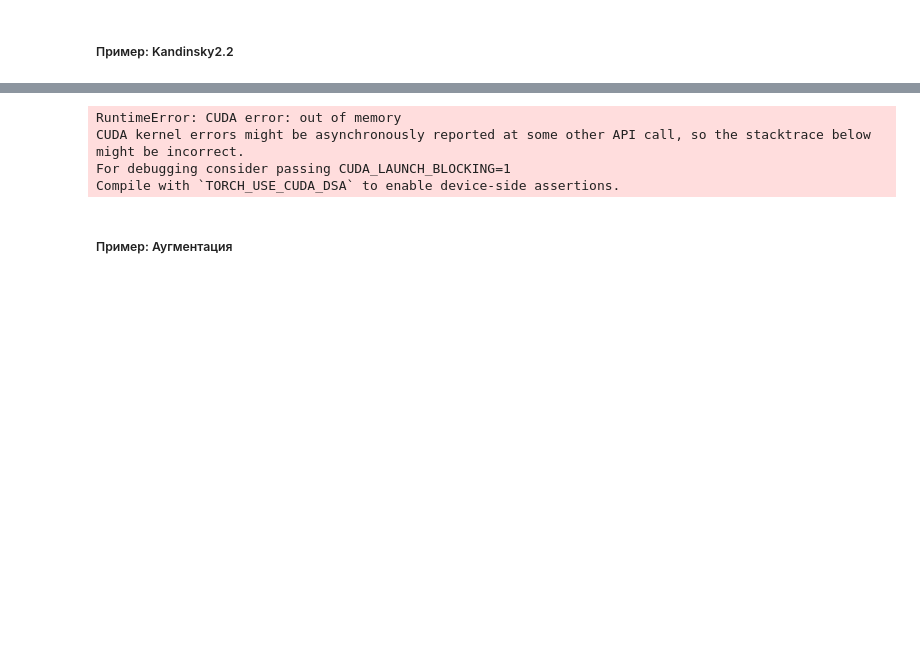
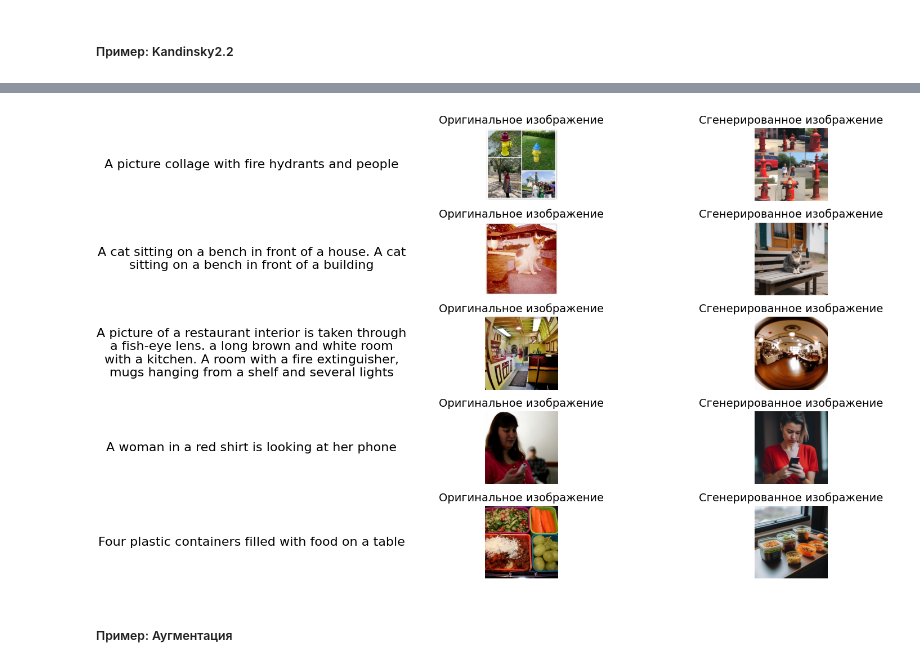
Before and after one commit to deniskirbaba/image-processing-and-generation, a Jupyter notebook: lesson materials/metrics_of_generation_task/metrics_of_generation_task.ipynb, the cells around one changed output, grey strips where cells are left out. Cells and saved outputs as stored; diff of their text form; code cells hidden in the pictures; blank space fills up the shorter version.

```diff
--- a/lesson materials/metrics_of_generation_task/metrics_of_generation_task.ipynb
+++ b/lesson materials/metrics_of_generation_task/metrics_of_generation_task.ipynb
@@ -92,22 +91,18 @@ captions = np.load(path + '/captions.npy', mmap_mode='r')
 # %%
-from diffusers import KandinskyV22Pipeline, KandinskyV22PriorPipeline
-
-device = torch.device("cuda" if torch.cuda.is_available() else "cpu")
+# чтение текстовых описаний
+path='./data/dataset'
+captions = np.load(path + '/captions.npy')
 
 # преобразование промптов в эмбеддинги
 pipe_prior = KandinskyV22PriorPipeline.from_pretrained("kandinsky-community/kandinsky-2-2-prior").to(device)
 
 image_embs, negative_image_embs = pipe_prior(captions).to_tuple()
 del pipe_prior
-# %% [output]
-RuntimeError: CUDA error: out of memory
-CUDA kernel errors might be asynchronously reported at some other API call, so the stacktrace below might be incorrect.
-For debugging consider passing CUDA_LAUNCH_BLOCKING=1
-Compile with `TORCH_USE_CUDA_DSA` to enable device-side assertions.
 # %%
 # генерация изображений по эмбеддингам промптов
 pipe = KandinskyV22Pipeline.from_pretrained("kandinsky-community/kandinsky-2-2-decoder").to(device)
 
+gen_images = np.array([])
 for index, (image_emb, negative_image_emb) in enumerate(zip(image_embs, negative_image_embs)):
     image = pipe(
         image_embeds=image_emb.reshape(1, -1),
@@ -116,4 +111,6 @@ for index, (image_emb, negative_image_emb) in enumerate(zip(image_embs, negative
         width=512,
         num_inference_steps=50,
     ).images
-    image[0].save(f"./imgs/generated/{index + 1}.png")
+    gen_images = np.concatenate((gen_images, image[0]))
+
+np.save(path + '/generated.npy', gen_images)
@@ -122,3 +117,38 @@ orig_tensors, gen_tensors = read_pair_images()
+# %%
+captions, orig_tensors, gen_tensors = read_triplet_pairs()
+# %%
+import numpy as np
+import matplotlib.pyplot as plt
+
+n = 5
+
+# Создание фигуры и осей
+fig, axs = plt.subplots(n, 3, figsize=(20, 10))
+
+for index, (caption, orig_tensor, gen_tensor) in enumerate(zip(captions, orig_tensors, gen_tensors)):
+    # Отрисовка текста
+    axs[index][0].text(0.5, 0.5, caption, fontsize=16, ha='center', va='center', wrap=True)
+    axs[index][0].axis('off')
+
+    # Отрисовка оригинального изображения
+    axs[index][1].imshow(np.transpose(orig_tensor, (1, 2, 0)))
+    axs[index][1].axis('off')
+    axs[index][1].set_title('Оригинальное изображение', fontsize=14)
+
+    # Отрисовка сгенерированного изображения
+    axs[index][2].imshow(np.transpose(gen_tensor, (1, 2, 0)))
+    axs[index][2].axis('off')
+    axs[index][2].set_title('Сгенерированное изображение', fontsize=14)
+
+    if index == n - 1:
+        break
+
+# Настройка отступов
+plt.subplots_adjust(left=0.05, right=0.7, top=0.9, bottom=0.1, wspace=0.4, hspace=0.3)
+# plt.tight_layout(pad=3.0, w_pad=3.0, h_pad=3.0)
+plt.show()
+# %% [output]
+[figure, added]
 # %% [markdown]
 ##### Пример: Аугментация
 # %%
```
Also changed, not shown: parts of 28 cells of this notebook.
